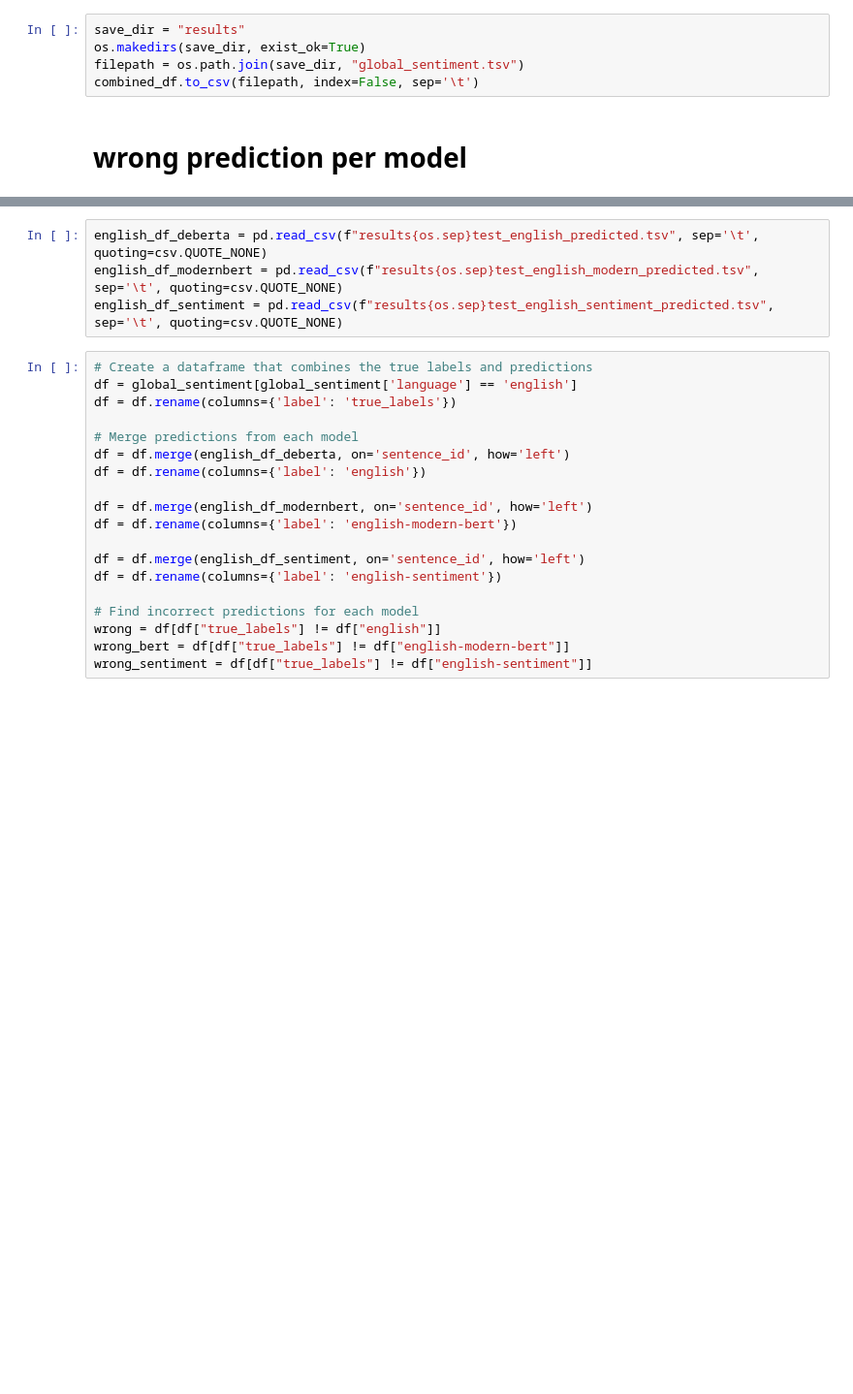
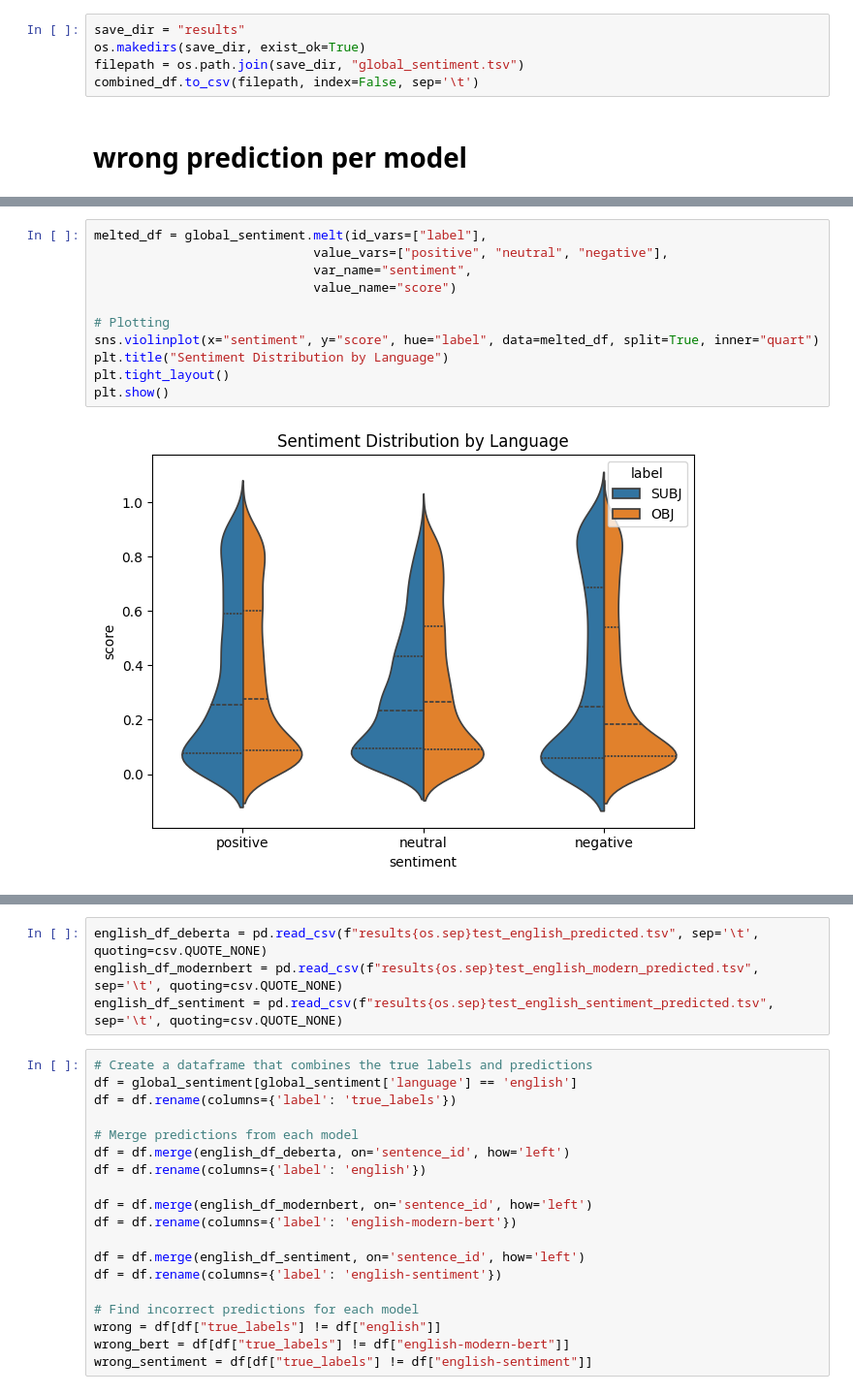
Before and after one commit to MatteoFasulo/clef2025-checkthat, a Jupyter notebook: error_analysis.ipynb, the cells around one changed output, grey strips where cells are left out. Shown at 97% size. Saved outputs shown, nothing was run; the diff lists cells and outputs as text; blank space fills up the shorter version.

```diff
--- a/error_analysis.ipynb
+++ b/error_analysis.ipynb
@@ -87,3 +76,16 @@ global_sentiment.head()
 | 2 | Almayadeen_43_1 | مع كلّ عزيمة وعنفوان أبطال مخيم ج... | OBJ | 0.192436 | 0.314860 | 0.492704 | arabic | test | NaN |
 | 3 | AJ_24_8 | فصائل المقاومة في غزة، ضمن خطتها ... | SUBJ | 0.878047 | 0.099509 | 0.022445 | arabic | test | NaN |
 | 4 | MIS_1086-curl_06_008 | ونوه تشومسكي إلى أنّ السلطة الفلس... | OBJ | 0.877828 | 0.099702 | 0.022470 | arabic | test | NaN |
+# %%
+melted_df = global_sentiment.melt(id_vars=["label"],
+                             value_vars=["positive", "neutral", "negative"],
+                             var_name="sentiment",
+                             value_name="score")
+
+# Plotting
+sns.violinplot(x="sentiment", y="score", hue="label", data=melted_df, split=True, inner="quart")
+plt.title("Sentiment Distribution by Language")
+plt.tight_layout()
+plt.show()
+# %% [output]
+[figure, added]
```
Also changed, not shown: parts of 4 cells of this notebook.
